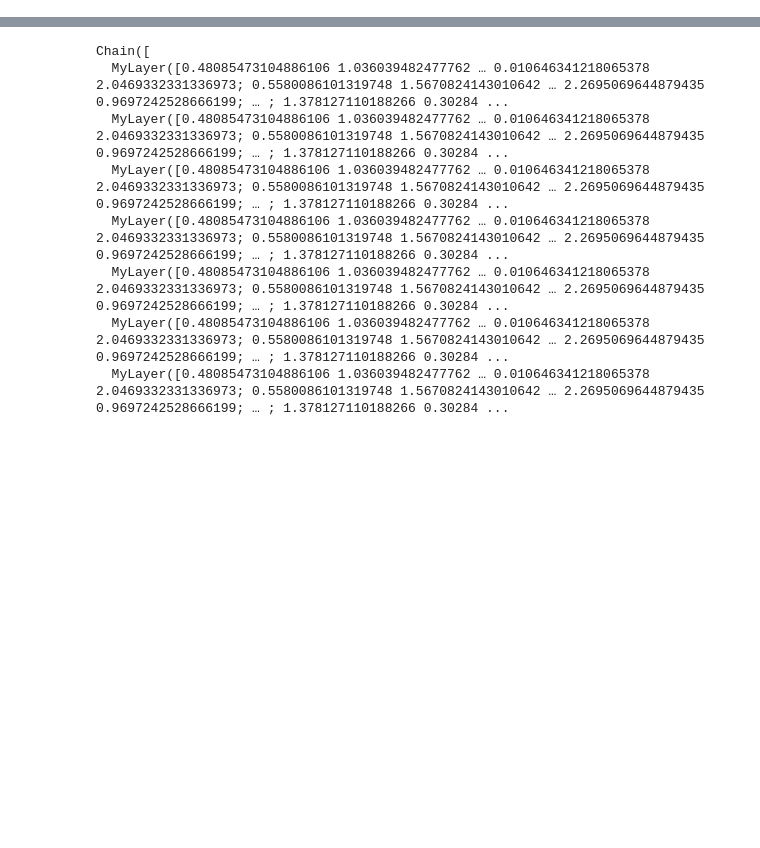
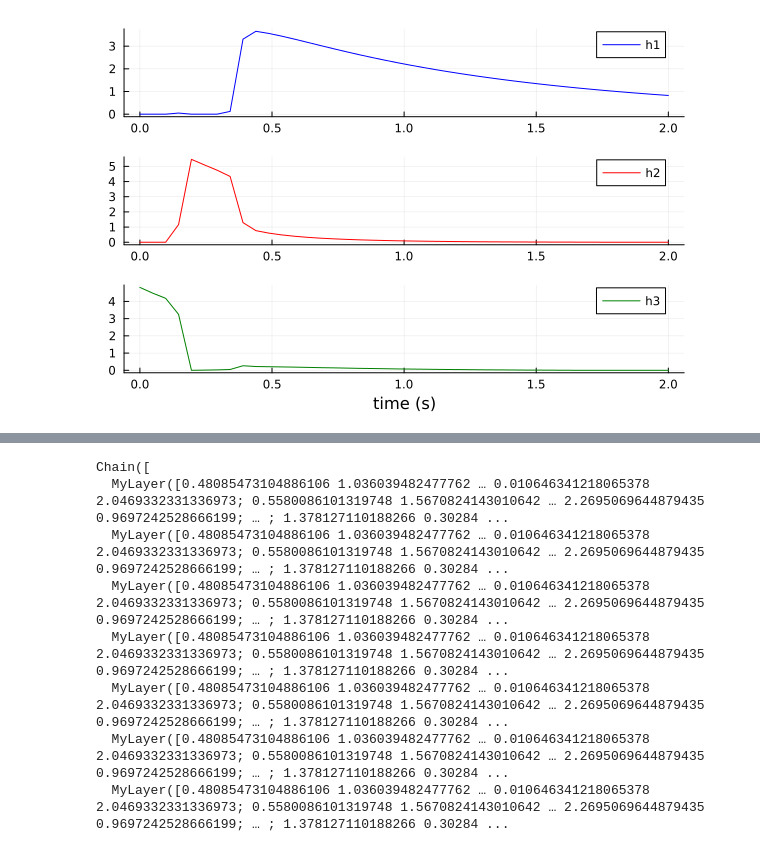
Before and after one commit to njericha/Deep-Unrolling-NTF, a Jupyter notebook: playground music.ipynb, the cells around one changed output, grey strips where cells are left out. Saved outputs shown, nothing was run; the diff lists cells and outputs as text; code cells hidden in the pictures; blank space fills up the shorter version.

```diff
--- a/playground music.ipynb
+++ b/playground music.ipynb
@@ -80,0 +176,7 @@ wavplay(y1, sample_rate)
+# %%
+p1 = plot(times,H[1,:], color=:blue, label = "h1")
+p2 = plot(times,H[2,:], color=:red, label = "h2")
+p3 = plot(times,H[3,:], color=:green, label = "h3", xlabel = "time (s)")
+plot(p1,p2,p3, layout=(k,1))
+# %% [output]
+[figure, added]
```
Also changed, not shown: parts of 34 cells of this notebook, 2 other files.
